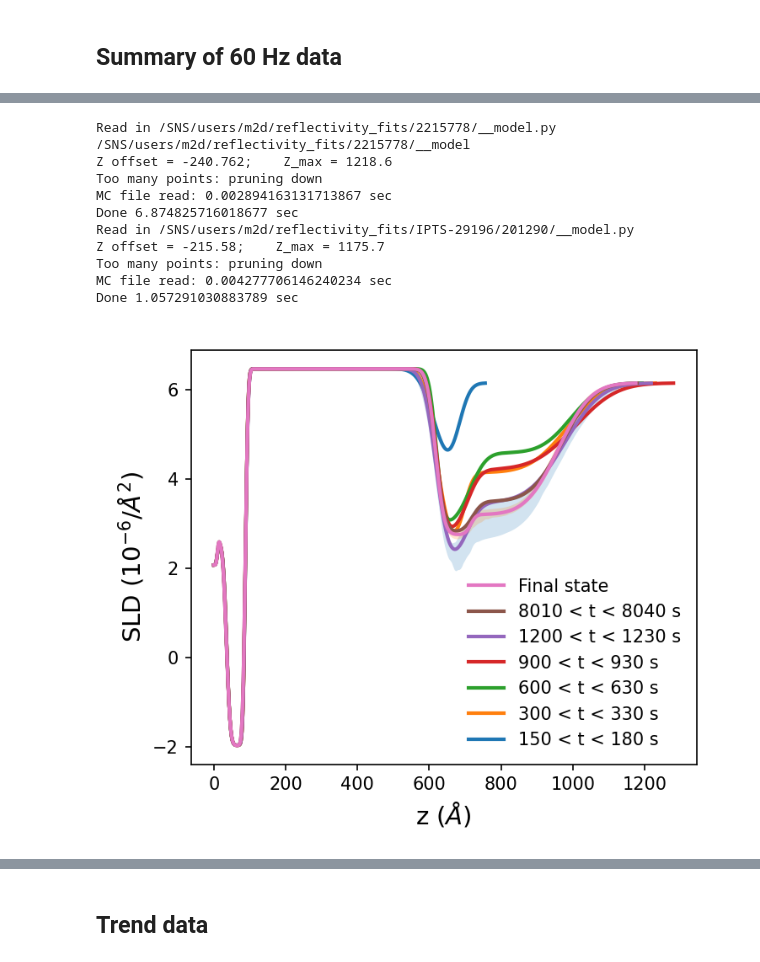
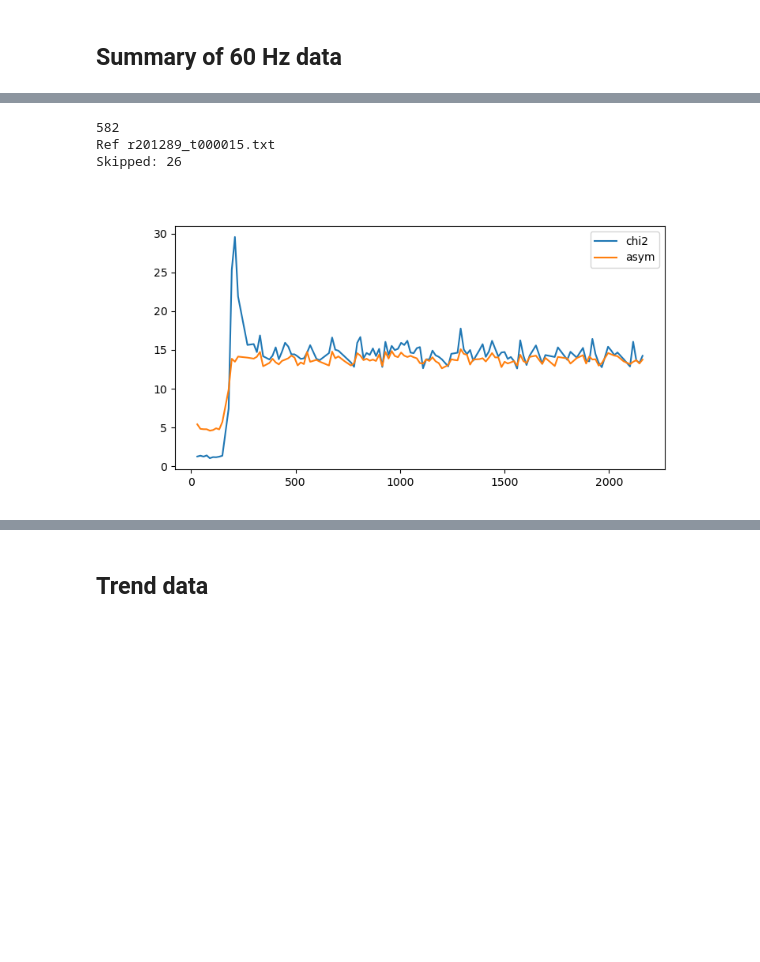
Before and after one commit to mdoucet/nh3-analysis, a Jupyter notebook: jan2023/notebooks/summary-Cu-B.ipynb, the cells around one changed output, grey strips where cells are left out. Saved outputs shown, nothing was run; the diff lists cells and outputs as text; code cells hidden in the pictures; blank space fills up the shorter version.

```diff
--- a/jan2023/notebooks/summary-Cu-B.ipynb
+++ b/jan2023/notebooks/summary-Cu-B.ipynb
@@ -133,4 +133,14 @@ summary_plots.plot_dyn_data(dynamic_run, 201282, 201290,
+# %%
+importlib.reload(summary_plots)
+
+chi2 = summary_plots.detect_changes(201289, dyn_data_dir, first=1, last=150)
+# %% [output]
+582
+Ref r201289_t000015.txt
+Skipped: 26
+[figure, added]
 # %%
+# Plot manual fits
 importlib.reload(summary_plots)
 
 dynamic_run = 201289 # Cycle 1
@@ -150,21 +160,8 @@ file_list = [[150, 'r201289_t000150', '2214805'],
 
             ]
 
-summary_plots.plot_dyn_sld(file_list, None, 201290,
-                           fit_dir=fit_dir, dyn_data_dir=dyn_data_dir, dyn_fit_dir=dyn_fit_dir)
+#summary_plots.plot_dyn_sld(file_list, None, 201290,
+#                           fit_dir=fit_dir, dyn_data_dir=dyn_data_dir, dyn_fit_dir=dyn_fit_dir)
-# %% [output]
-Read in /SNS/users/m2d/reflectivity_fits/2215778/__model.py
-/SNS/users/m2d/reflectivity_fits/2215778/__model
-Z offset = -240.762;    Z_max = 1218.6
-Too many points: pruning down
-MC file read: 0.002894163131713867 sec
-Done 6.874825716018677 sec
-Read in /SNS/users/m2d/reflectivity_fits/IPTS-29196/201290/__model.py
-Z offset = -215.58;    Z_max = 1175.7
-Too many points: pruning down
-MC file read: 0.004277706146240234 sec
-Done 1.057291030883789 sec
-[figure, removed]
 # %%
 importlib.reload(summary_plots)
 
```
Also changed, not shown: parts of 11 cells of this notebook.
